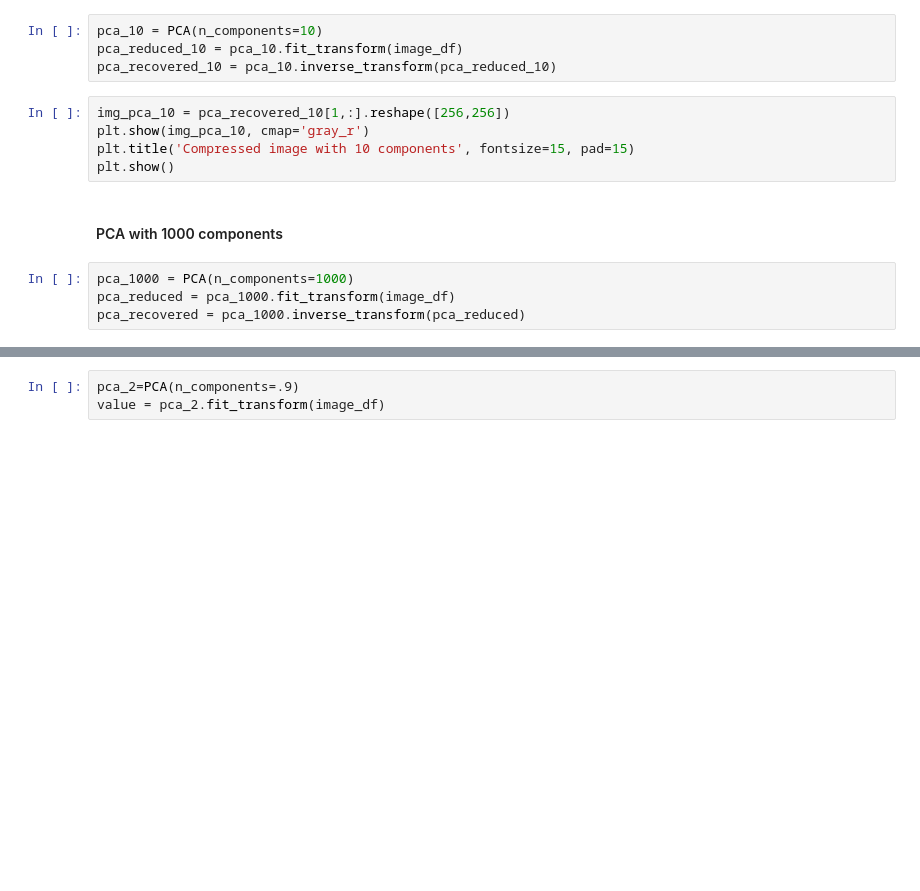
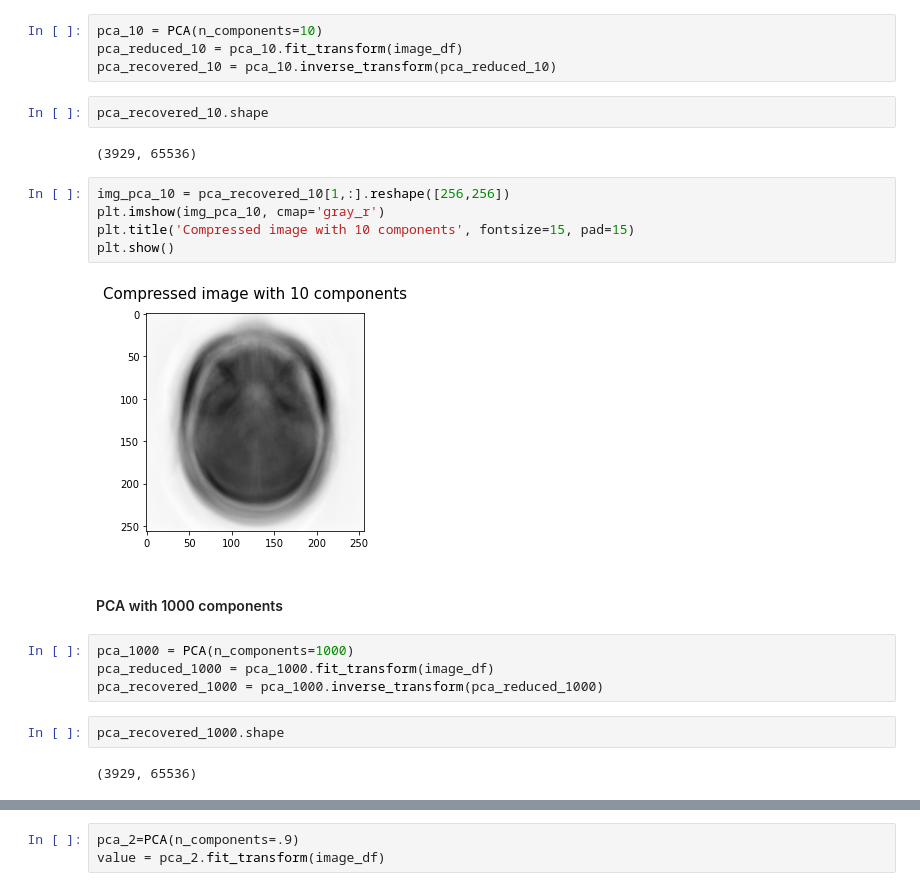
Before and after one commit to FgSurewin/Brain_Tumor_Project, a Jupyter notebook: notebooks/Juans_notebook.ipynb, the cells around one changed output, grey strips where cells are left out. Drawn from its saved outputs; the diff is of its cells as text; blank space fills up the shorter version.

```diff
--- a/notebooks/Juans_notebook.ipynb
+++ b/notebooks/Juans_notebook.ipynb
@@ -121,15 +121,25 @@ plt.show()
 pca_10 = PCA(n_components=10)
 pca_reduced_10 = pca_10.fit_transform(image_df)
 pca_recovered_10 = pca_10.inverse_transform(pca_reduced_10)
+# %%
+pca_recovered_10.shape
+# %% [output]
+(3929, 65536)
 # %%
 img_pca_10 = pca_recovered_10[1,:].reshape([256,256])
-plt.show(img_pca_10, cmap='gray_r')
+plt.imshow(img_pca_10, cmap='gray_r')
 plt.title('Compressed image with 10 components', fontsize=15, pad=15)
 plt.show()
+# %% [output]
+[figure, added]
 # %% [markdown]
 #### PCA with 1000 components
 # %%
 pca_1000 = PCA(n_components=1000)
-pca_reduced = pca_1000.fit_transform(image_df)
-pca_recovered = pca_1000.inverse_transform(pca_reduced)
+pca_reduced_1000 = pca_1000.fit_transform(image_df)
+pca_recovered_1000 = pca_1000.inverse_transform(pca_reduced_1000)
+# %%
+pca_recovered_1000.shape
+# %% [output]
+(3929, 65536)
 # %%
```
Also changed, not shown: parts of 8 cells of this notebook.
